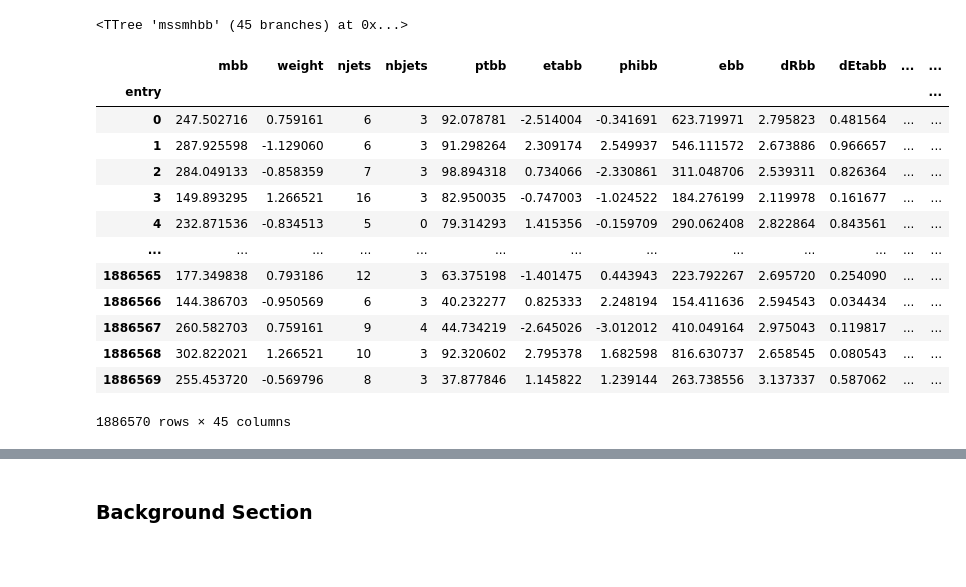
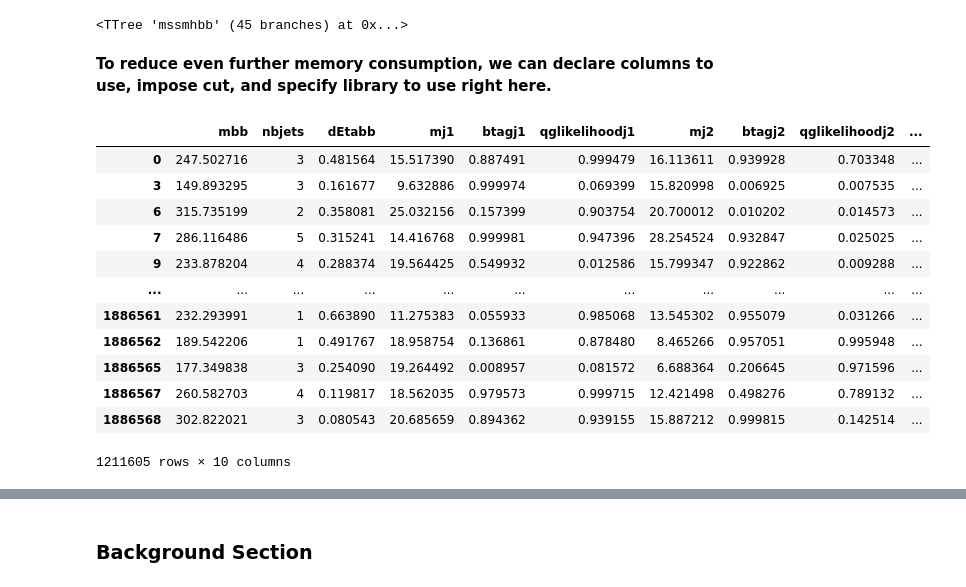
Before and after one commit to peampakornn/ML-in-HEP, a Jupyter notebook: HighstatDecTree.ipynb, the cells around one changed output, grey strips where cells are left out. Drawn from its saved outputs; the diff is of its cells as text; code cells hidden in the pictures; blank space fills up the shorter version.

Commit message:
Memory adjustments for decision tree notebook

```diff
--- a/HighstatDecTree.ipynb
+++ b/HighstatDecTree.ipynb
@@ -14,3 +21,6 @@ import pandas as pd
+# %%
+input_columns = ['mbb','nbjets','dEtabb','mj1','btagj1','qglikelihoodj1','mj2','btagj2','qglikelihoodj2','btagj3']
+import_columns = input_columns + ["weight"]
 # %% [markdown]
 ### Signal Section
 # %%
@@ -25,21 +35,23 @@ signal_tree
 <TTree 'mssmhbb' (45 branches) at 0x...>
 # %%
 signal_b = signal_tree.arrays()
+# %% [markdown]
+**To reduce even further memory consumption, we can declare columns to use, impose cut, and specify library to use right here.**
 # %%
-signal_df = awkward.to_pandas(signal_b)
+#signal_df = awkward.to_pandas(signal_b)
+signal_df = signal_tree.arrays(input_columns, library="pd", cut="weight>0")
 signal_df
 # %% [output]
-|  | mbb | weight | njets | nbjets | ptbb | etabb | phibb | ebb | dRbb | dEtabb | ... | ... |
-| entry |  |  |  |  |  |  |  |  |  |  |  | ... |
-| 0 | 247.502716 | 0.759161 | 6 | 3 | 92.078781 | -2.514004 | -0.341691 | 623.719971 | 2.795823 | 0.481564 | ... | ... |
-| 1 | 287.925598 | -1.129060 | 6 | 3 | 91.298264 | 2.309174 | 2.549937 | 546.111572 | 2.673886 | 0.966657 | ... | ... |
-| 2 | 284.049133 | -0.858359 | 7 | 3 | 98.894318 | 0.734066 | -2.330861 | 311.048706 | 2.539311 | 0.826364 | ... | ... |
-| 3 | 149.893295 | 1.266521 | 16 | 3 | 82.950035 | -0.747003 | -1.024522 | 184.276199 | 2.119978 | 0.161677 | ... | ... |
-| 4 | 232.871536 | -0.834513 | 5 | 0 | 79.314293 | 1.415356 | -0.159709 | 290.062408 | 2.822864 | 0.843561 | ... | ... |
-| ... | ... | ... | ... | ... | ... | ... | ... | ... | ... | ... | ... | ... |
-| 1886565 | 177.349838 | 0.793186 | 12 | 3 | 63.375198 | -1.401475 | 0.443943 | 223.792267 | 2.695720 | 0.254090 | ... | ... |
-| 1886566 | 144.386703 | -0.950569 | 6 | 3 | 40.232277 | 0.825333 | 2.248194 | 154.411636 | 2.594543 | 0.034434 | ... | ... |
-| 1886567 | 260.582703 | 0.759161 | 9 | 4 | 44.734219 | -2.645026 | -3.012012 | 410.049164 | 2.975043 | 0.119817 | ... | ... |
-| 1886568 | 302.822021 | 1.266521 | 10 | 3 | 92.320602 | 2.795378 | 1.682598 | 816.630737 | 2.658545 | 0.080543 | ... | ... |
-| 1886569 | 255.453720 | -0.569796 | 8 | 3 | 37.877846 | 1.145822 | 1.239144 | 263.738556 | 3.137337 | 0.587062 | ... | ... |
+|  | mbb | nbjets | dEtabb | mj1 | btagj1 | qglikelihoodj1 | mj2 | btagj2 | qglikelihoodj2 | ... |
+| 0 | 247.502716 | 3 | 0.481564 | 15.517390 | 0.887491 | 0.999479 | 16.113611 | 0.939928 | 0.703348 | ... |
+| 3 | 149.893295 | 3 | 0.161677 | 9.632886 | 0.999974 | 0.069399 | 15.820998 | 0.006925 | 0.007535 | ... |
+| 6 | 315.735199 | 2 | 0.358081 | 25.032156 | 0.157399 | 0.903754 | 20.700012 | 0.010202 | 0.014573 | ... |
+| 7 | 286.116486 | 5 | 0.315241 | 14.416768 | 0.999981 | 0.947396 | 28.254524 | 0.932847 | 0.025025 | ... |
+| 9 | 233.878204 | 4 | 0.288374 | 19.564425 | 0.549932 | 0.012586 | 15.799347 | 0.922862 | 0.009288 | ... |
+| ... | ... | ... | ... | ... | ... | ... | ... | ... | ... | ... |
+| 1886561 | 232.293991 | 1 | 0.663890 | 11.275383 | 0.055933 | 0.985068 | 13.545302 | 0.955079 | 0.031266 | ... |
+| 1886562 | 189.542206 | 1 | 0.491767 | 18.958754 | 0.136861 | 0.878480 | 8.465266 | 0.957051 | 0.995948 | ... |
+| 1886565 | 177.349838 | 3 | 0.254090 | 19.264492 | 0.008957 | 0.081572 | 6.688364 | 0.206645 | 0.971596 | ... |
+| 1886567 | 260.582703 | 4 | 0.119817 | 18.562035 | 0.979573 | 0.999715 | 12.421498 | 0.498276 | 0.789132 | ... |
+| 1886568 | 302.822021 | 3 | 0.080543 | 20.685659 | 0.894362 | 0.939155 | 15.887212 | 0.999815 | 0.142514 | ... |
-1886570 rows × 45 columns
+1211605 rows × 10 columns
```
Also changed, not shown: parts of 32 cells of this notebook.
